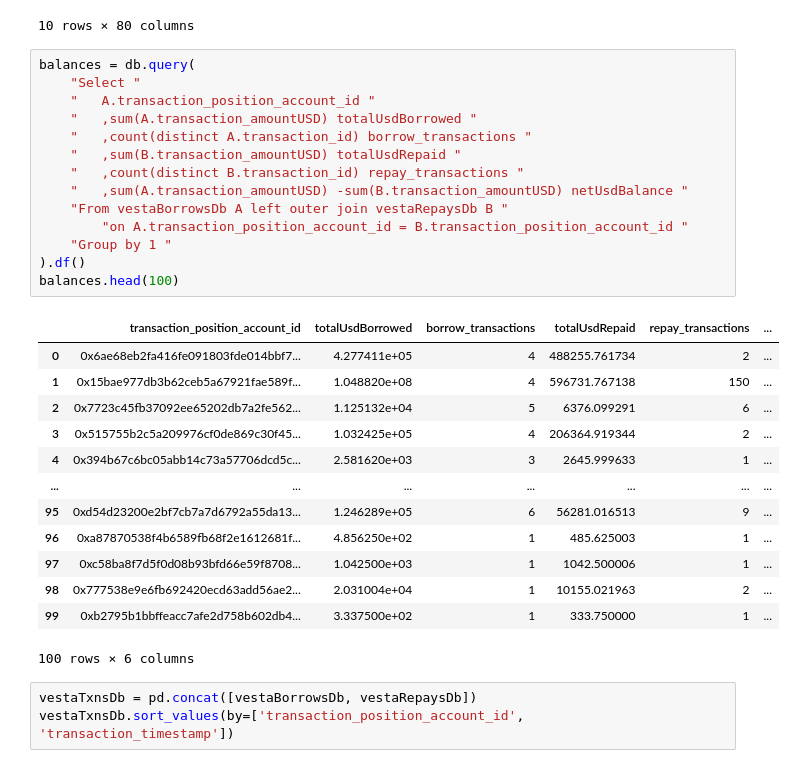
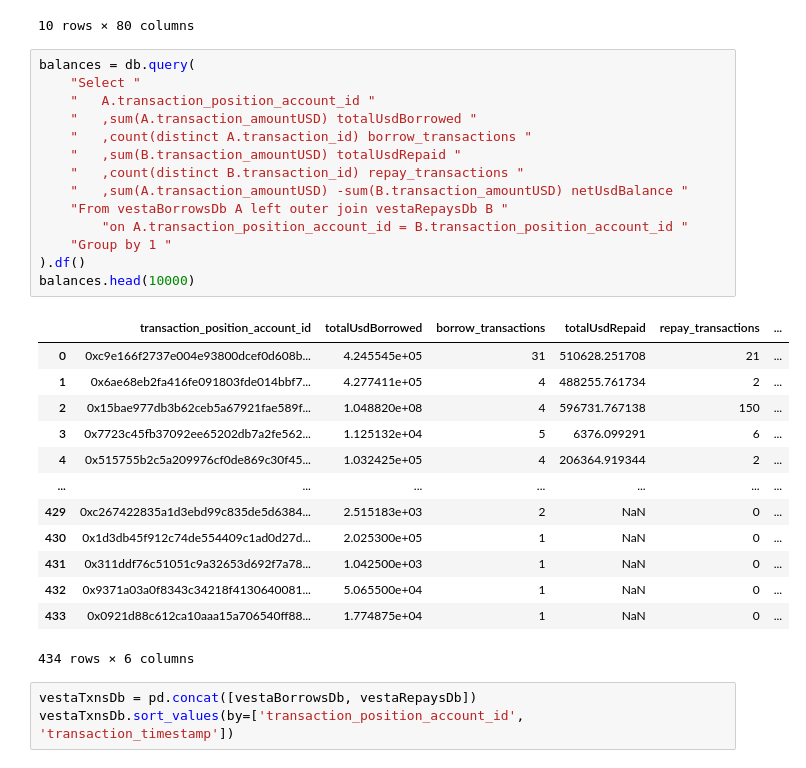
Before and after one commit to EdgeCaser/EconohmetricsOld, a Jupyter notebook: borrowLength.ipynb, the cells around one changed output. Cells and saved outputs as stored; diff of their text form.

```diff
--- a/borrowLength.ipynb
+++ b/borrowLength.ipynb
@@ -176,31 +176,31 @@ vestaRepaysDb.head(10)
 # %%
 balances = db.query(
     "Select "
     "   A.transaction_position_account_id "
     "   ,sum(A.transaction_amountUSD) totalUsdBorrowed "
     "   ,count(distinct A.transaction_id) borrow_transactions "
     "   ,sum(B.transaction_amountUSD) totalUsdRepaid "
     "   ,count(distinct B.transaction_id) repay_transactions "
     "   ,sum(A.transaction_amountUSD) -sum(B.transaction_amountUSD) netUsdBalance "
     "From vestaBorrowsDb A left outer join vestaRepaysDb B "
         "on A.transaction_position_account_id = B.transaction_position_account_id "
     "Group by 1 "
 ).df()
-balances.head(100)
+balances.head(10000)
 # %% [output]
 |  | transaction_position_account_id | totalUsdBorrowed | borrow_transactions | totalUsdRepaid | repay_transactions | ... |
-| 0 | 0x6ae68eb2fa416fe091803fde014bbf7... | 4.277411e+05 | 4 | 488255.761734 | 2 | ... |
-| 1 | 0x15bae977db3b62ceb5a67921fae589f... | 1.048820e+08 | 4 | 596731.767138 | 150 | ... |
-| 2 | 0x7723c45fb37092ee65202db7a2fe562... | 1.125132e+04 | 5 | 6376.099291 | 6 | ... |
-| 3 | 0x515755b2c5a209976cf0de869c30f45... | 1.032425e+05 | 4 | 206364.919344 | 2 | ... |
-| 4 | 0x394b67c6bc05abb14c73a57706dcd5c... | 2.581620e+03 | 3 | 2645.999633 | 1 | ... |
+| 0 | 0xc9e166f2737e004e93800dcef0d608b... | 4.245545e+05 | 31 | 510628.251708 | 21 | ... |
+| 1 | 0x6ae68eb2fa416fe091803fde014bbf7... | 4.277411e+05 | 4 | 488255.761734 | 2 | ... |
+| 2 | 0x15bae977db3b62ceb5a67921fae589f... | 1.048820e+08 | 4 | 596731.767138 | 150 | ... |
+| 3 | 0x7723c45fb37092ee65202db7a2fe562... | 1.125132e+04 | 5 | 6376.099291 | 6 | ... |
+| 4 | 0x515755b2c5a209976cf0de869c30f45... | 1.032425e+05 | 4 | 206364.919344 | 2 | ... |
 | ... | ... | ... | ... | ... | ... | ... |
-| 95 | 0xd54d23200e2bf7cb7a7d6792a55da13... | 1.246289e+05 | 6 | 56281.016513 | 9 | ... |
-| 96 | 0xa87870538f4b6589fb68f2e1612681f... | 4.856250e+02 | 1 | 485.625003 | 1 | ... |
-| 97 | 0xc58ba8f7d5f0d08b93bfd66e59f8708... | 1.042500e+03 | 1 | 1042.500006 | 1 | ... |
-| 98 | 0x777538e9e6fb692420ecd63add56ae2... | 2.031004e+04 | 1 | 10155.021963 | 2 | ... |
-| 99 | 0xb2795b1bbffeacc7afe2d758b602db4... | 3.337500e+02 | 1 | 333.750000 | 1 | ... |
+| 429 | 0xc267422835a1d3ebd99c835de5d6384... | 2.515183e+03 | 2 | NaN | 0 | ... |
+| 430 | 0x1d3db45f912c74de554409c1ad0d27d... | 2.025300e+05 | 1 | NaN | 0 | ... |
+| 431 | 0x311ddf76c51051c9a32653d692f7a78... | 1.042500e+03 | 1 | NaN | 0 | ... |
+| 432 | 0x9371a03a0f8343c34218f4130640081... | 5.065500e+04 | 1 | NaN | 0 | ... |
+| 433 | 0x0921d88c612ca10aaa15a706540ff88... | 1.774875e+04 | 1 | NaN | 0 | ... |
-100 rows × 6 columns
+434 rows × 6 columns
 # %%
 vestaTxnsDb = pd.concat([vestaBorrowsDb, vestaRepaysDb])
 vestaTxnsDb.sort_values(by=['transaction_position_account_id', 'transaction_timestamp'])
```
Also changed, not shown: parts of 2 cells of this notebook, 1 other file.
